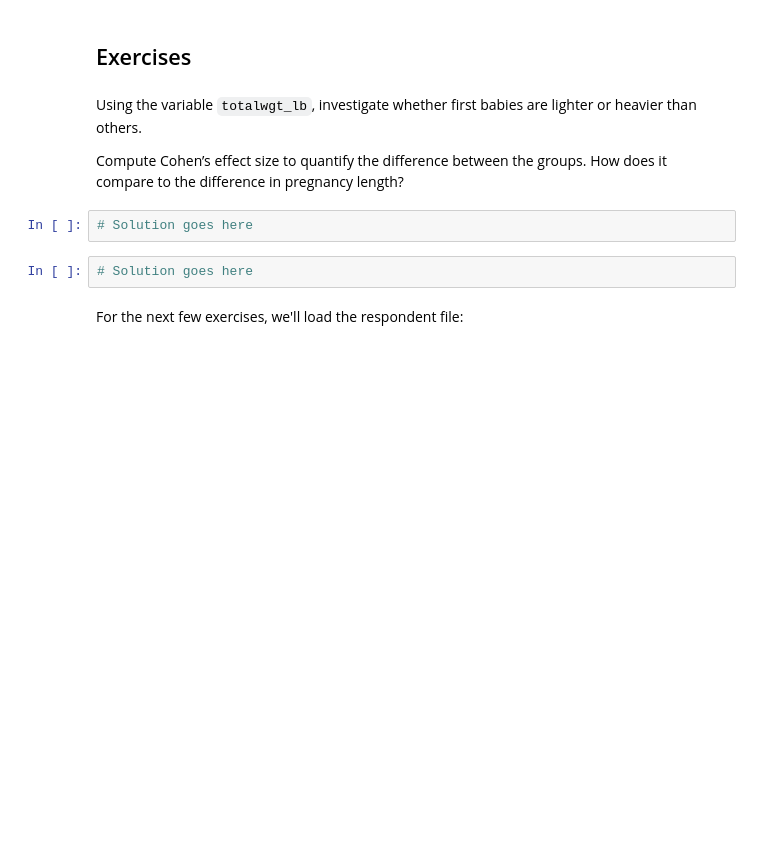
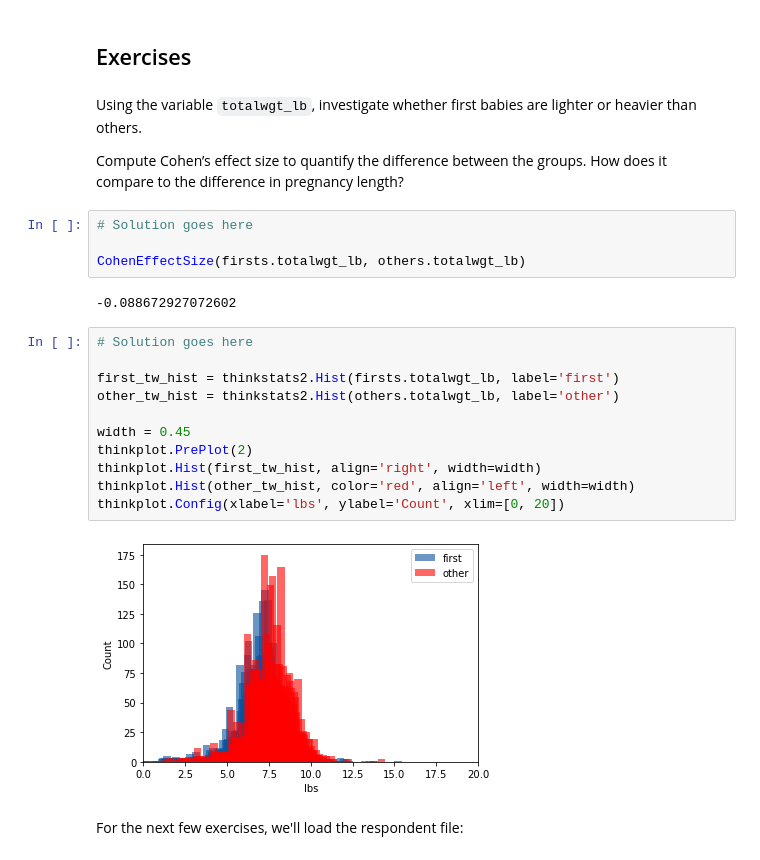
Before and after one commit to petulant1/ThinkStats2, a Jupyter notebook: code/chap02ex.ipynb, the cells around one changed output. Drawn from its saved outputs; the diff is of its cells as text; blank space fills up the shorter version.

```diff
--- a/code/chap02ex.ipynb
+++ b/code/chap02ex.ipynb
@@ -267,8 +293,23 @@ Using the variable `totalwgt_lb`, investigate whether first babies are lighter o
 Compute Cohen’s effect size to quantify the difference between the groups.  How does it compare to the difference in pregnancy length?
 # %%
 # Solution goes here
+
+CohenEffectSize(firsts.totalwgt_lb, others.totalwgt_lb)
+# %% [output]
+-0.088672927072602
-# %%
-# Solution goes here
+# %%
+# Solution goes here
+
+first_tw_hist = thinkstats2.Hist(firsts.totalwgt_lb, label='first')
+other_tw_hist = thinkstats2.Hist(others.totalwgt_lb, label='other')
+
+width = 0.45
+thinkplot.PrePlot(2)
+thinkplot.Hist(first_tw_hist, align='right', width=width)
+thinkplot.Hist(other_tw_hist, color='red', align='left', width=width)
+thinkplot.Config(xlabel='lbs', ylabel='Count', xlim=[0, 20])
+# %% [output]
+[figure, added]
 # %% [markdown]
 For the next few exercises, we'll load the respondent file:
 # %%
```
Also changed, not shown: parts of 13 cells of this notebook.
